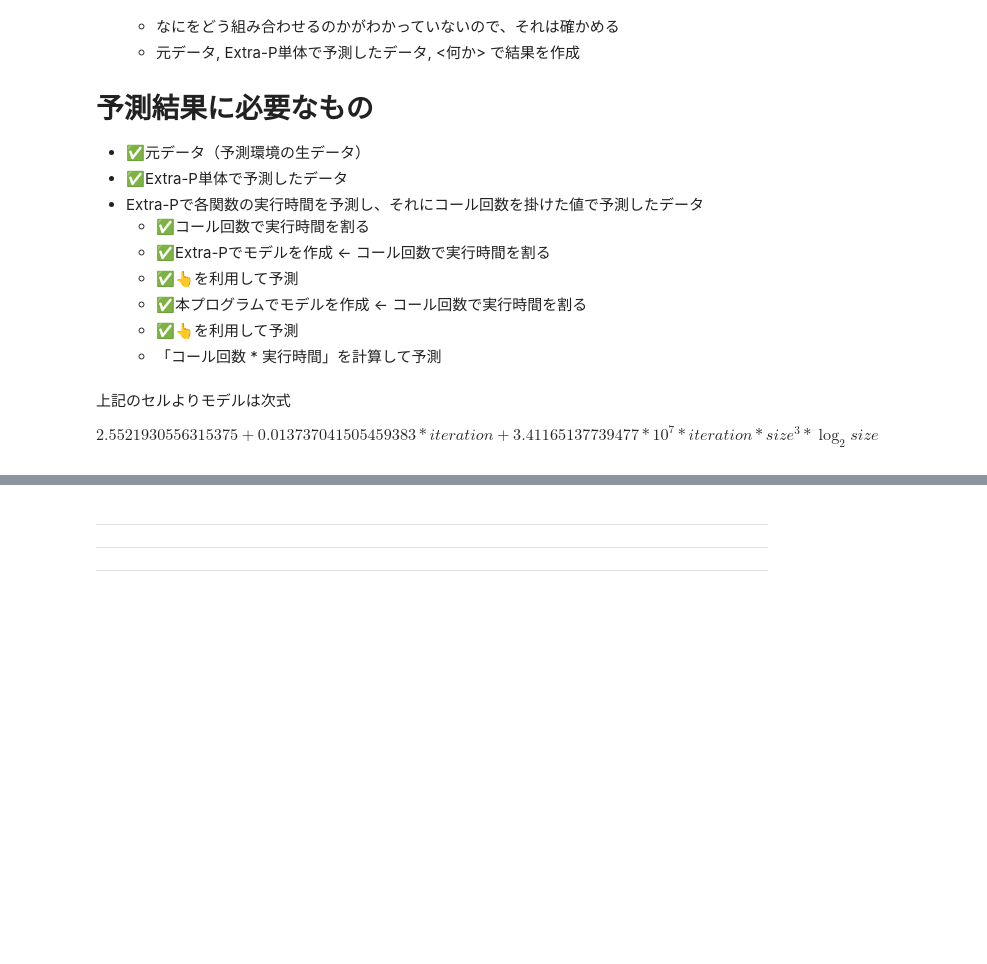
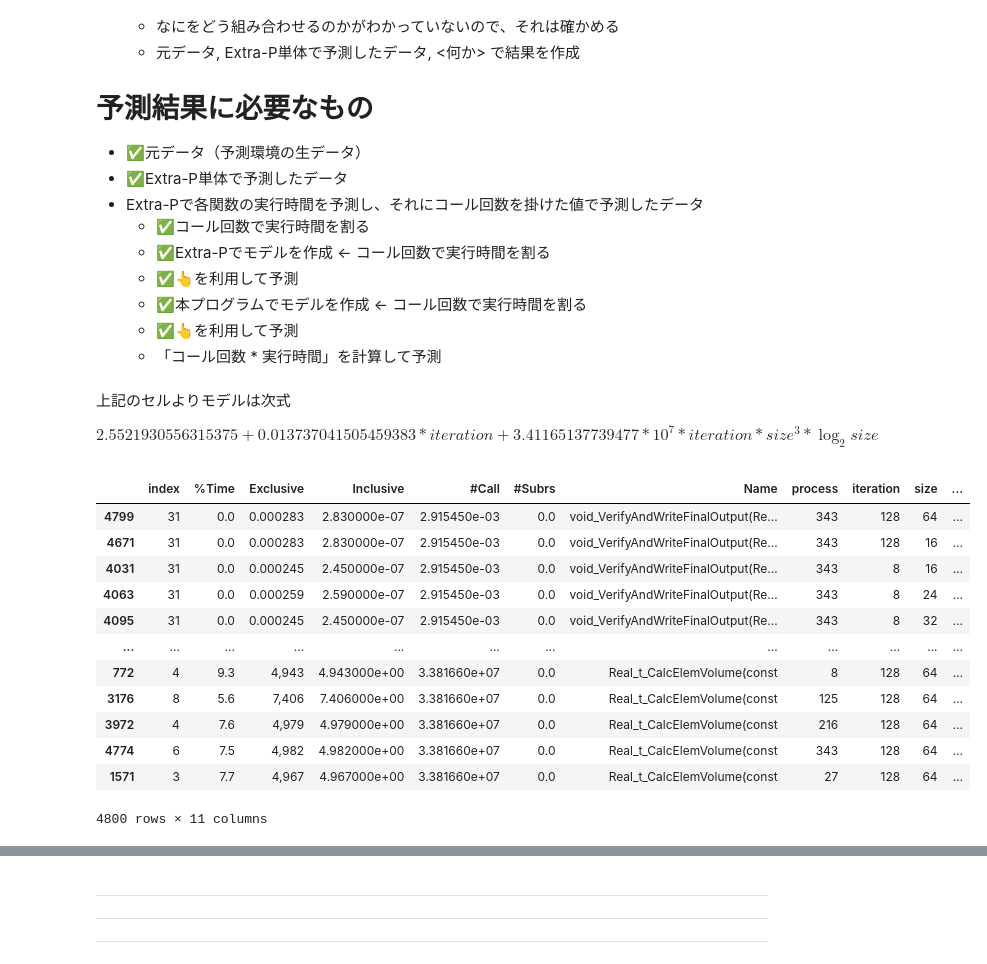
Before and after one commit to arima0714/Lab00, a Jupyter notebook: testing_pub.ipynb, the cells around one changed output, grey strips where cells are left out. Drawn from its saved outputs; the diff is of its cells as text; code cells hidden in the pictures; blank space fills up the shorter version.

```diff
--- a/testing_pub.ipynb
+++ b/testing_pub.ipynb
@@ -60,4 +60,40 @@ train_lulesh_sizes: list[int] = [16, 24, 32, 48, 64]
 test_lulesh_processes: list[int] = [512]
 test_lulesh_iterations: list[int] = [256]
 test_lulesh_sizes: list[int] = [128]
+# %%
+trainDF_lulesh: pd.DataFrame = return_rawDF_lulesh(
+    list_process=train_lulesh_processes,
+    list_iteration=train_lulesh_iterations,
+    list_size=train_lulesh_sizes,
+    csvDir=csvDirPath,
+)
+
+# InclusivePerCall列の生成
+trainDF_lulesh["InclusivePerCall"] = -1
+trainDF_lulesh = trainDF_lulesh.reset_index()
+for i, sr in trainDF_lulesh.iterrows():
+    trainDF_lulesh.at[i, "InclusivePerCall"] = convertPprofTime(
+        sr["Inclusive"]
+    ) / float(sr["#Call"])
+trainDF_lulesh = trainDF_lulesh.sort_values("#Call")
+# Inclusive列の整形
+_before_converted: list[float] = list(trainDF_lulesh["Inclusive"])
+_after_converted: list[float] = map(convertPprofTime, _before_converted)
+trainDF_lulesh["Inclusive"] = list(_after_converted)
+
+trainDF_lulesh
+# %% [output]
+|  | index | %Time | Exclusive | Inclusive | #Call | #Subrs | Name | process | iteration | size | ... |
+| 4799 | 31 | 0.0 | 0.000283 | 2.830000e-07 | 2.915450e-03 | 0.0 | void_VerifyAndWriteFinalOutput(Re... | 343 | 128 | 64 | ... |
+| 4671 | 31 | 0.0 | 0.000283 | 2.830000e-07 | 2.915450e-03 | 0.0 | void_VerifyAndWriteFinalOutput(Re... | 343 | 128 | 16 | ... |
+| 4031 | 31 | 0.0 | 0.000245 | 2.450000e-07 | 2.915450e-03 | 0.0 | void_VerifyAndWriteFinalOutput(Re... | 343 | 8 | 16 | ... |
+| 4063 | 31 | 0.0 | 0.000259 | 2.590000e-07 | 2.915450e-03 | 0.0 | void_VerifyAndWriteFinalOutput(Re... | 343 | 8 | 24 | ... |
+| 4095 | 31 | 0.0 | 0.000245 | 2.450000e-07 | 2.915450e-03 | 0.0 | void_VerifyAndWriteFinalOutput(Re... | 343 | 8 | 32 | ... |
+| ... | ... | ... | ... | ... | ... | ... | ... | ... | ... | ... | ... |
+| 772 | 4 | 9.3 | 4,943 | 4.943000e+00 | 3.381660e+07 | 0.0 | Real_t_CalcElemVolume(const | 8 | 128 | 64 | ... |
+| 3176 | 8 | 5.6 | 7,406 | 7.406000e+00 | 3.381660e+07 | 0.0 | Real_t_CalcElemVolume(const | 125 | 128 | 64 | ... |
+| 3972 | 4 | 7.6 | 4,979 | 4.979000e+00 | 3.381660e+07 | 0.0 | Real_t_CalcElemVolume(const | 216 | 128 | 64 | ... |
+| 4774 | 6 | 7.5 | 4,982 | 4.982000e+00 | 3.381660e+07 | 0.0 | Real_t_CalcElemVolume(const | 343 | 128 | 64 | ... |
+| 1571 | 3 | 7.7 | 4,967 | 4.967000e+00 | 3.381660e+07 | 0.0 | Real_t_CalcElemVolume(const | 27 | 128 | 64 | ... |
+4800 rows × 11 columns
 # %%
```
Also changed, not shown: parts of 16 cells of this notebook.
